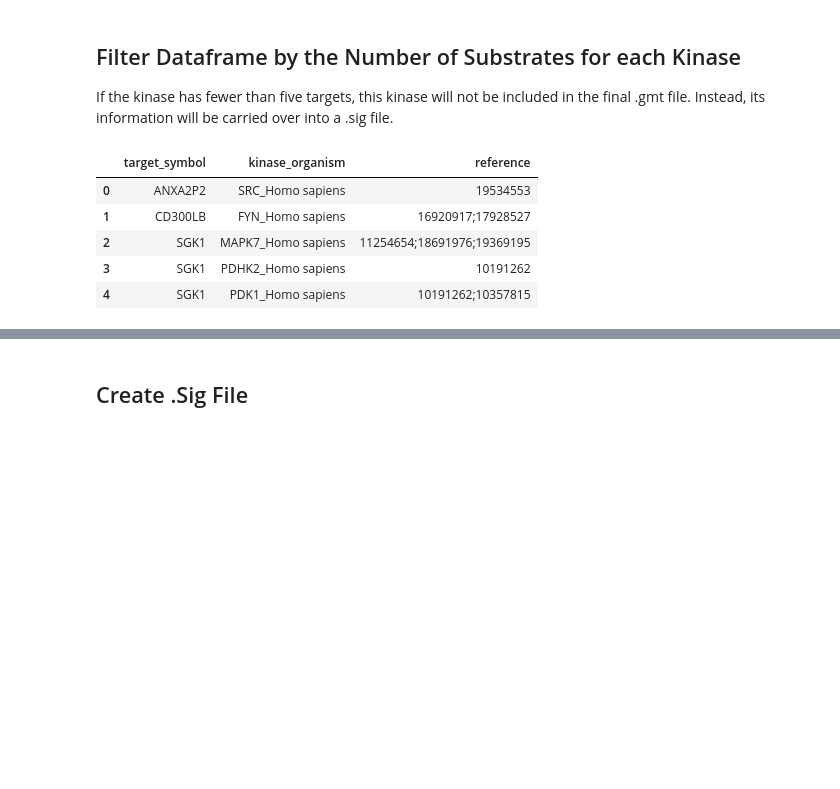
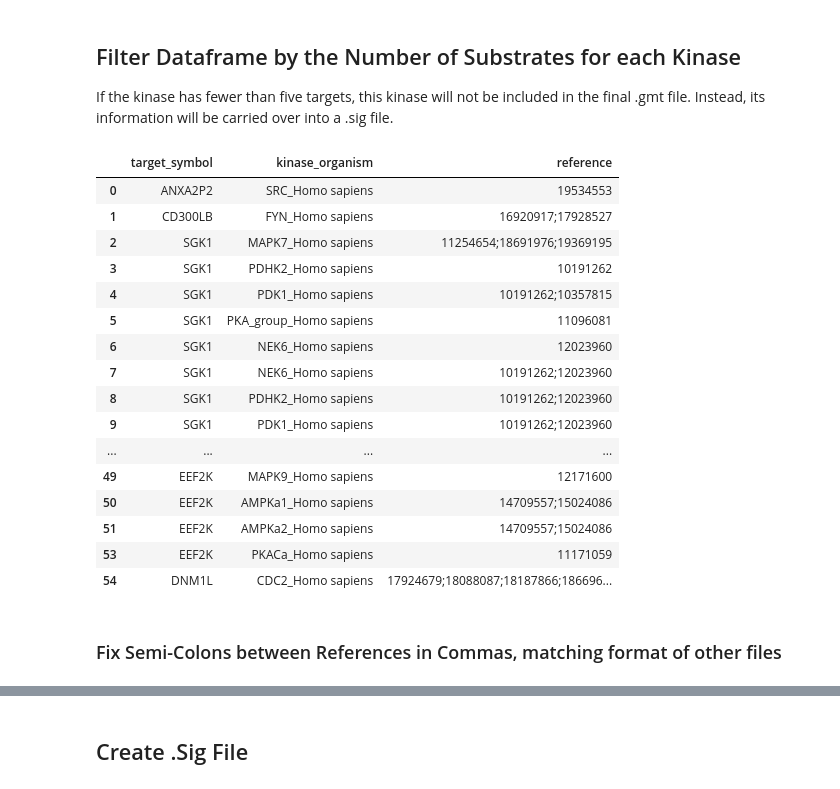
Before and after one commit to MaayanLab/KEA3, a Jupyter notebook: RegPhos/RegPhos - Human - KEA3.ipynb, the cells around one changed output, grey strips where cells are left out. Cells and saved outputs as stored; diff of their text form; code cells hidden in the pictures; blank space fills up the shorter version.

```diff
--- a/RegPhos/RegPhos - Human - KEA3.ipynb
+++ b/RegPhos/RegPhos - Human - KEA3.ipynb
@@ -189,11 +189,24 @@ plt.show()
 ## Filter Dataframe by the Number of Substrates for each Kinase
 If the kinase has fewer than five targets, this kinase will not be included in the final .gmt file. Instead, its information will be carried over into a .sig file.
 # %%
-df_sig.head()
+df_sig.head(50)
 # %% [output]
 |  | target_symbol | kinase_organism | reference |
 | 0 | ANXA2P2 | SRC_Homo sapiens | 19534553 |
 | 1 | CD300LB | FYN_Homo sapiens | 16920917;17928527 |
 | 2 | SGK1 | MAPK7_Homo sapiens | 11254654;18691976;19369195 |
 | 3 | SGK1 | PDHK2_Homo sapiens | 10191262 |
 | 4 | SGK1 | PDK1_Homo sapiens | 10191262;10357815 |
+| 5 | SGK1 | PKA_group_Homo sapiens | 11096081 |
+| 6 | SGK1 | NEK6_Homo sapiens | 12023960 |
+| 7 | SGK1 | NEK6_Homo sapiens | 10191262;12023960 |
+| 8 | SGK1 | PDHK2_Homo sapiens | 10191262;12023960 |
+| 9 | SGK1 | PDK1_Homo sapiens | 10191262;12023960 |
+| ... | ... | ... | ... |
+| 49 | EEF2K | MAPK9_Homo sapiens | 12171600 |
+| 50 | EEF2K | AMPKa1_Homo sapiens | 14709557;15024086 |
+| 51 | EEF2K | AMPKa2_Homo sapiens | 14709557;15024086 |
+| 53 | EEF2K | PKACa_Homo sapiens | 11171059 |
+| 54 | DNM1L | CDC2_Homo sapiens | 17924679;18088087;18187866;186696... |
+# %% [markdown]
+### Fix Semi-Colons between References in Commas, matching format of other files
```
Also changed, not shown: parts of 4 cells of this notebook, 13 other files.
